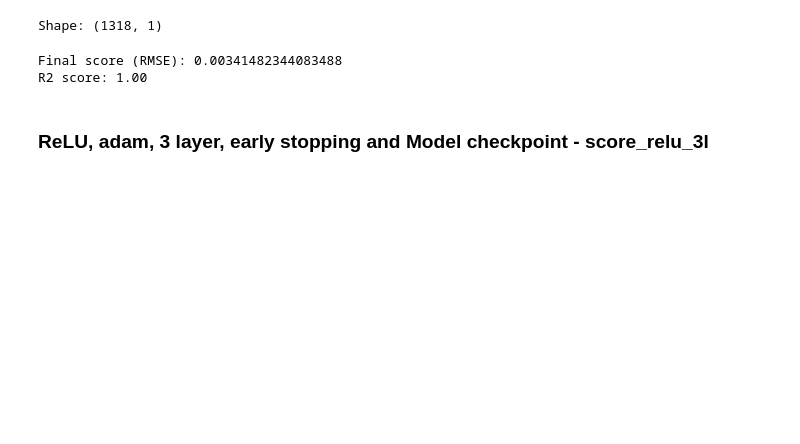
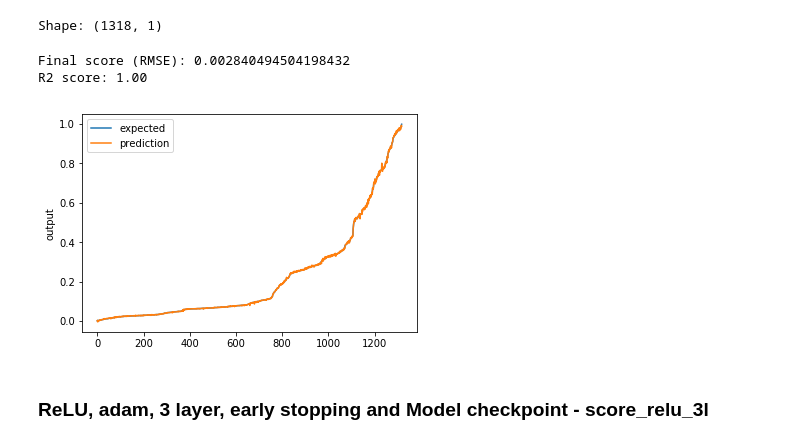
Before and after one commit to chandinin/AIML215, a Jupyter notebook: Project 4/Mini Project 4.ipynb, the cells around one changed output. Drawn from its saved outputs; the diff is of its cells as text; code cells hidden in the pictures; blank space fills up the shorter version.

```diff
--- a/Project 4/Mini Project 4.ipynb
+++ b/Project 4/Mini Project 4.ipynb
@@ -190,7 +192,7 @@ for i in range(10):
 
 print('Training finished...Loading the best model')
 print()
-model_reg_relu.load_weights('./best_weights_relu_2l.hdf5')
+model_relu.load_weights('./best_weights_relu_2l.hdf5')
 # %% [output]
 0
 Train on 3074 samples, validate on 1318 samples
@@ -222,8 +223,13 @@ score_relu_2l = np.sqrt(mean_squared_error(y_test,pred_relu_2l))
 print("Final score (RMSE): {}".format(score_relu_2l))
 print('R2 score: %.2f' % r2_score(y_test, pred_relu_2l))
 # %% [output]
-Final score (RMSE): 0.00341482344083488
+Final score (RMSE): 0.002840494504198432
 R2 score: 1.00
+# %%
+#Regression lift Chart
+chart_regression(pred_relu_2l.flatten(),y_test)
+# %% [output]
+[figure, added]
 # %% [markdown]
 ### ReLU, adam, 3 layer, early stopping and Model checkpoint  - score_relu_3l
 # %%
```
Also changed, not shown: parts of 118 cells of this notebook, 1 other file.
